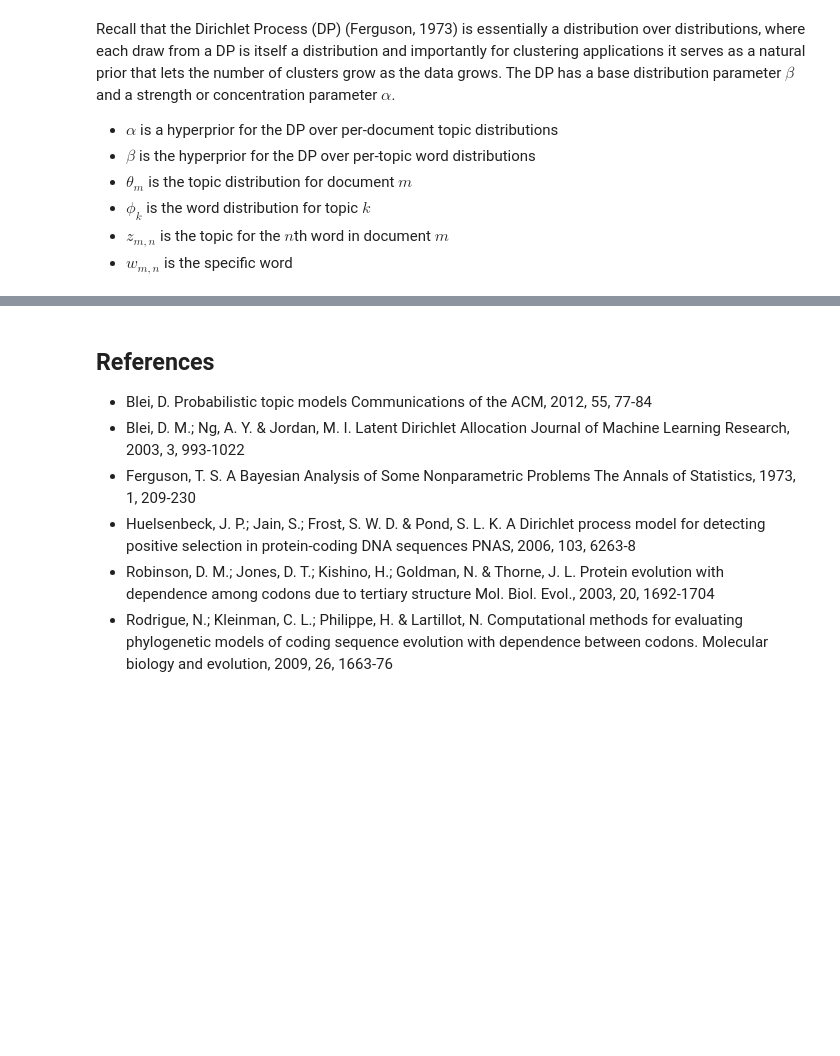
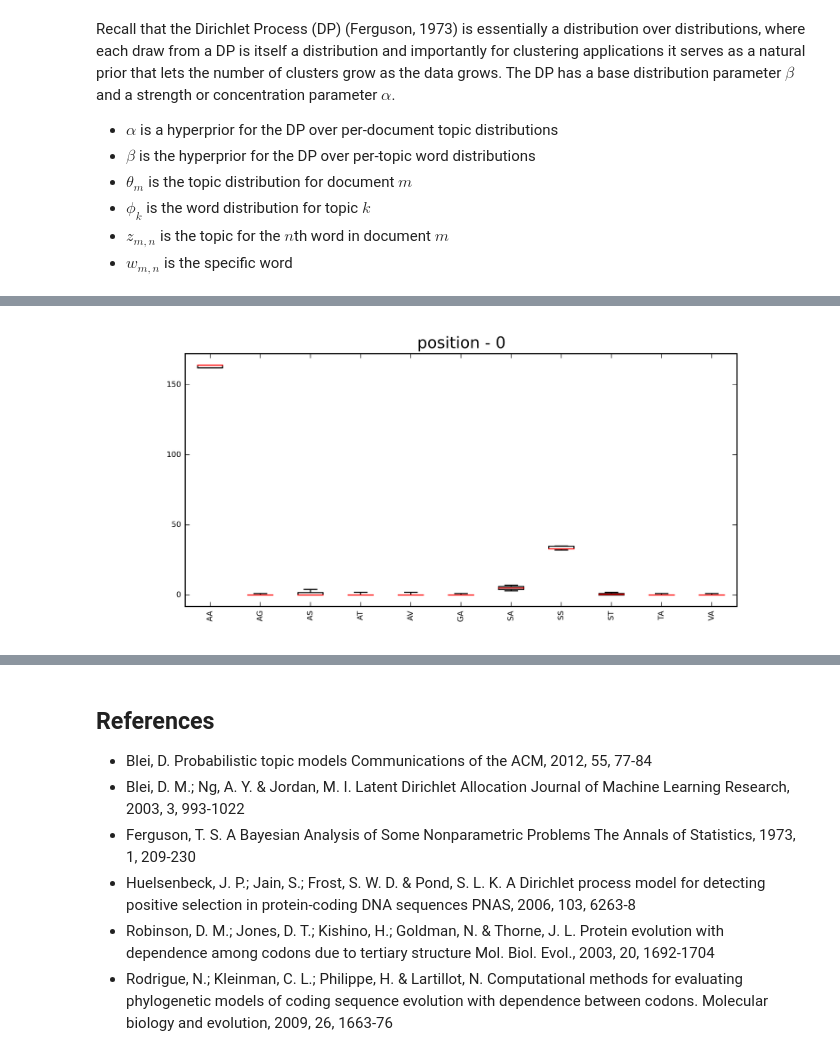
Before and after one commit to ajrichards/phylogenetic-models, a Jupyter notebook: lda/herve-vertebrates-example.ipynb, the cells around one changed output, grey strips where cells are left out. Saved outputs shown, nothing was run; the diff lists cells and outputs as text; code cells hidden in the pictures; blank space fills up the shorter version.

Commit message:
minor updates to vertebrates lda

```diff
--- a/lda/herve-vertebrates-example.ipynb
+++ b/lda/herve-vertebrates-example.ipynb
@@ -237,0 +149,26 @@ Plotting ptheta_2_1
+# %%
+from IPython.display import Image
+dataDir = None
+for ddir in [os.path.join("..","data","herve-vertebrates"),\
+             os.path.join("/","media","ganda","mojo","phylogenetic-models","herve-vertebrates")]:
+    if os.path.isdir(ddir):
+        dataDir = ddir
+
+split = "SPLIT1"
+position = "0"
+treeList = get_trees(split,position,dataDir)
+countMatrix = np.zeros((len(treeList),len(TRANSITIONS)),)
+t = 0
+for t,pbTree in enumerate(treeList):
+    fixedTree,treeSummary = fix_tree(pbTree)
+    tlist = []
+    for item in treeSummary.itervalues():
+        tlist.extend(item['pairs'])
+    counts = transitions_to_counts(tlist)
+    countMatrix[t,:] = counts
+
+figName1 = os.path.join("figures","lda-bplot-check.png")
+profile_box_plot(countMatrix,figName1,figTitle='position - %s'%position)
+Image(filename=figName1)
+# %% [output]
+[figure, added]
```
Also changed, not shown: parts of 19 cells of this notebook, 4 other files.
